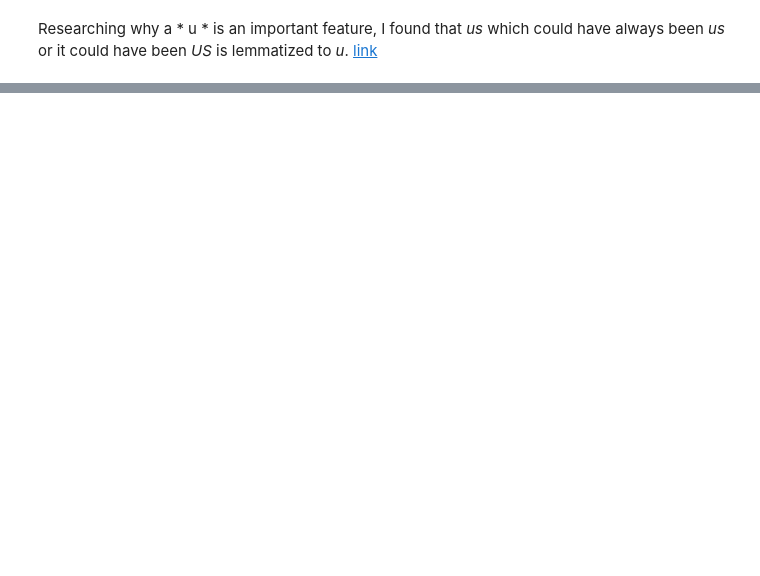
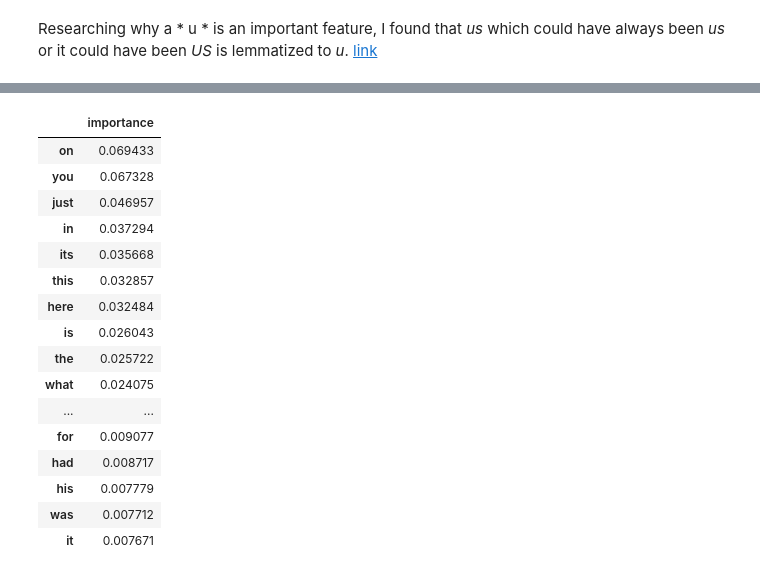
Before and after one commit to merb92/fake-news-classification, a Jupyter notebook: notebooks/rf_bow.ipynb, the cells around one changed output, grey strips where cells are left out. Drawn from its saved outputs; the diff is of its cells as text; code cells hidden in the pictures; blank space fills up the shorter version.

```diff
--- a/notebooks/rf_bow.ipynb
+++ b/notebooks/rf_bow.ipynb
@@ -591,0 +601,13 @@ Researching why a * u * is an important feature, I found that *us* which could h
+# %%
+def lowercase_and_only_stopwords(doc):
+    """Remove stopwords and lowercase tokens"""
+    stop_words = stopwords.words('english')
+    return [token.lower() for token in doc if token.lower() in stop_words]
+# %%
+pipe_title_text_lc_only_sw = train_and_eval_model(X_train['title_and_text'],
+                                                        X_test['title_and_text'],
+                                                        y_train_enc,
+                                                        y_test_enc,
+                                                        le.classes_,
+                                                        lowercase_and_only_stopwords,
+                                                        model_helper_functions.passthrough)
@@ -591,0 +637,24 @@ Researching why a * u * is an important feature, I found that *us* which could h
+# %%
+feat_imp_title_text_lc_only_sw = pd.DataFrame(pipe_title_text_lc_only_sw['classifier'].feature_importances_,
+                                       index = pipe_title_text_lc_only_sw['bow'].get_feature_names(),
+                                       columns = ['importance']).sort_values('importance',
+                                                                             ascending=False)
+feat_imp_title_text_lc_only_sw.head(30)
+# %% [output]
+|  | importance |
+| on | 0.069433 |
+| you | 0.067328 |
+| just | 0.046957 |
+| in | 0.037294 |
+| its | 0.035668 |
+| this | 0.032857 |
+| here | 0.032484 |
+| is | 0.026043 |
+| the | 0.025722 |
+| what | 0.024075 |
+| ... | ... |
+| for | 0.009077 |
+| had | 0.008717 |
+| his | 0.007779 |
+| was | 0.007712 |
+| it | 0.007671 |
```
Also changed, not shown: parts of 23 cells of this notebook.
